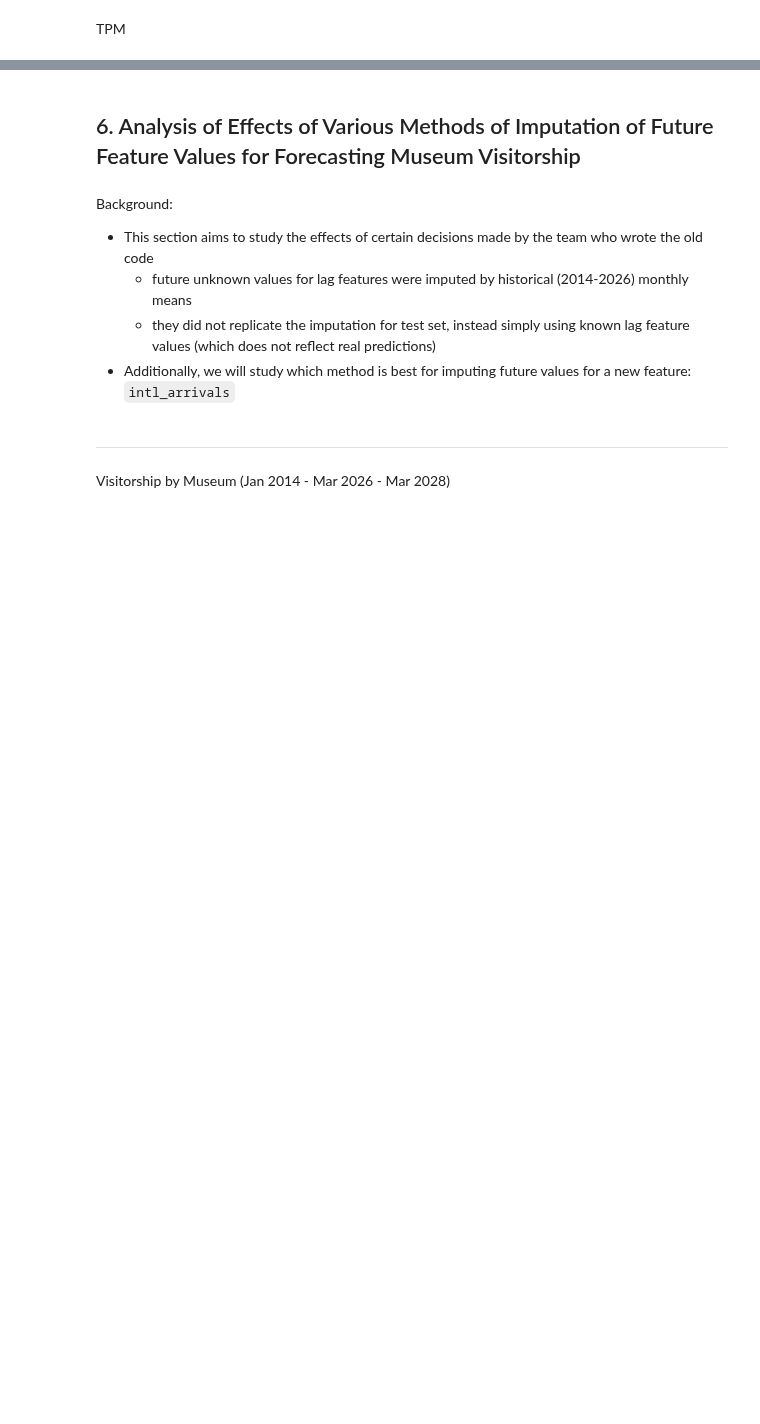
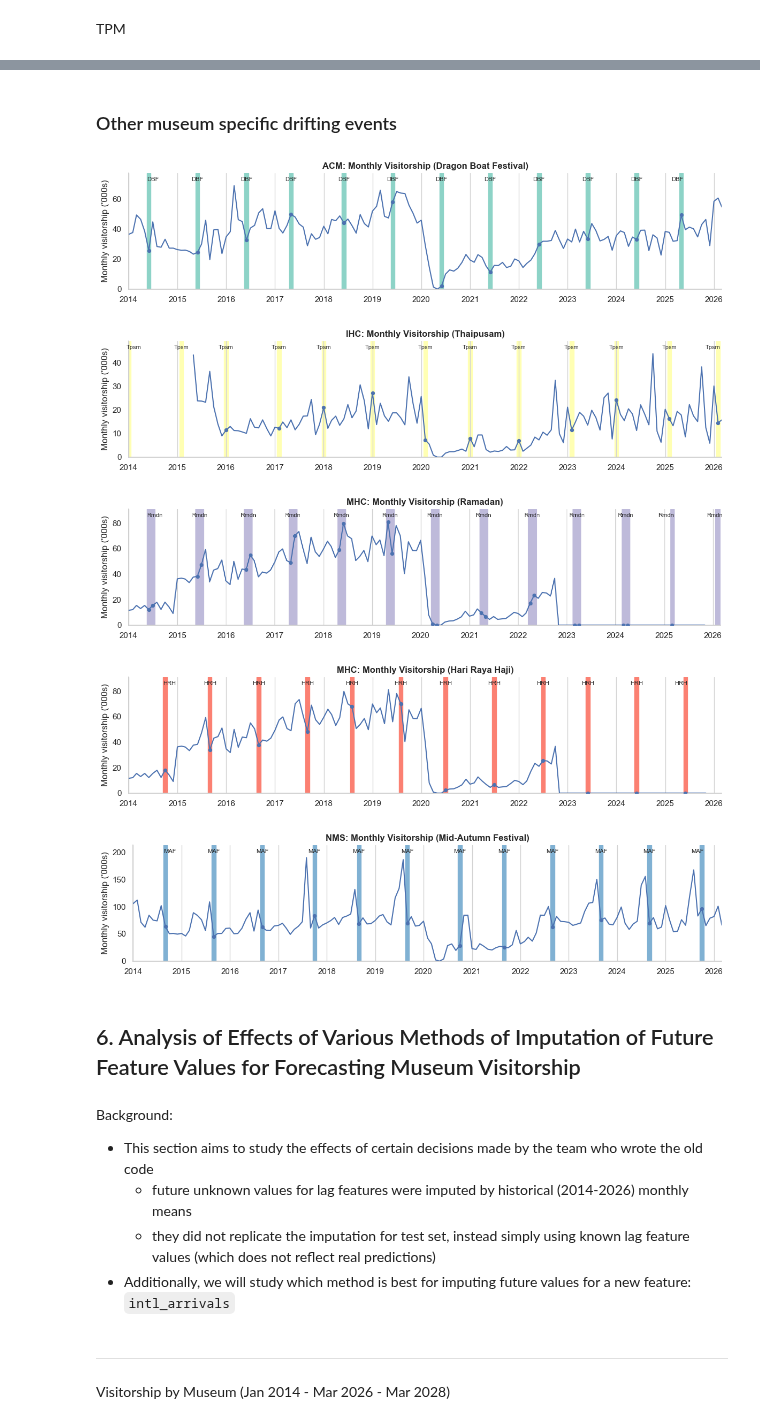
Before and after one commit to calvin4370/nhb-museum-visitorship-forecasting, a Jupyter notebook: notebooks/01_eda.ipynb, the cells around one changed output, grey strips where cells are left out. Saved outputs shown, nothing was run; the diff lists cells and outputs as text; code cells hidden in the pictures; blank space fills up the shorter version.

```diff
--- a/notebooks/01_eda.ipynb
+++ b/notebooks/01_eda.ipynb
@@ -301,3 +474,33 @@ TPM
+# %% [markdown]
+### Other museum specific drifting events
+# %%
+# Drifting events that should only move the museum they belong to
+MUSEUM_EVENTS = {
+    "ACM": ["dragon_boat_festival"],
+    "IHC": ["thaipusam"],
+    "MHC": ["ramadan", "hari_raya_haji"],
+    "NMS": ["mid_autumn_festival"],
+}
+
+# One shared colour map, so each event keeps its own colour across the museums
+museum_events = {code: EventRange.from_folder(names=names) for code, names in MUSEUM_EVENTS.items()}
+colors = event_colors([e for events in museum_events.values() for e in events])
+
+for code, events in museum_events.items():
+    plot_event_periods(
+        museums[museums["code"] == code],
+        title=f"{code}: Monthly Visitorship",
+        xmin=xmin,
+        xmax=xmax,
+        event_ranges=events,
+        colors=colors,
+    )
+# %% [output]
+[figure, added]
+[figure, added]
+[figure, added]
+[figure, added]
+[figure, added]
 # %% [markdown]
 ## 6. Analysis of Effects of Various Methods of Imputation of Future Feature Values for Forecasting Museum Visitorship
 # %% [markdown]
```
Also changed, not shown: parts of 6 cells of this notebook, 15 other files.
